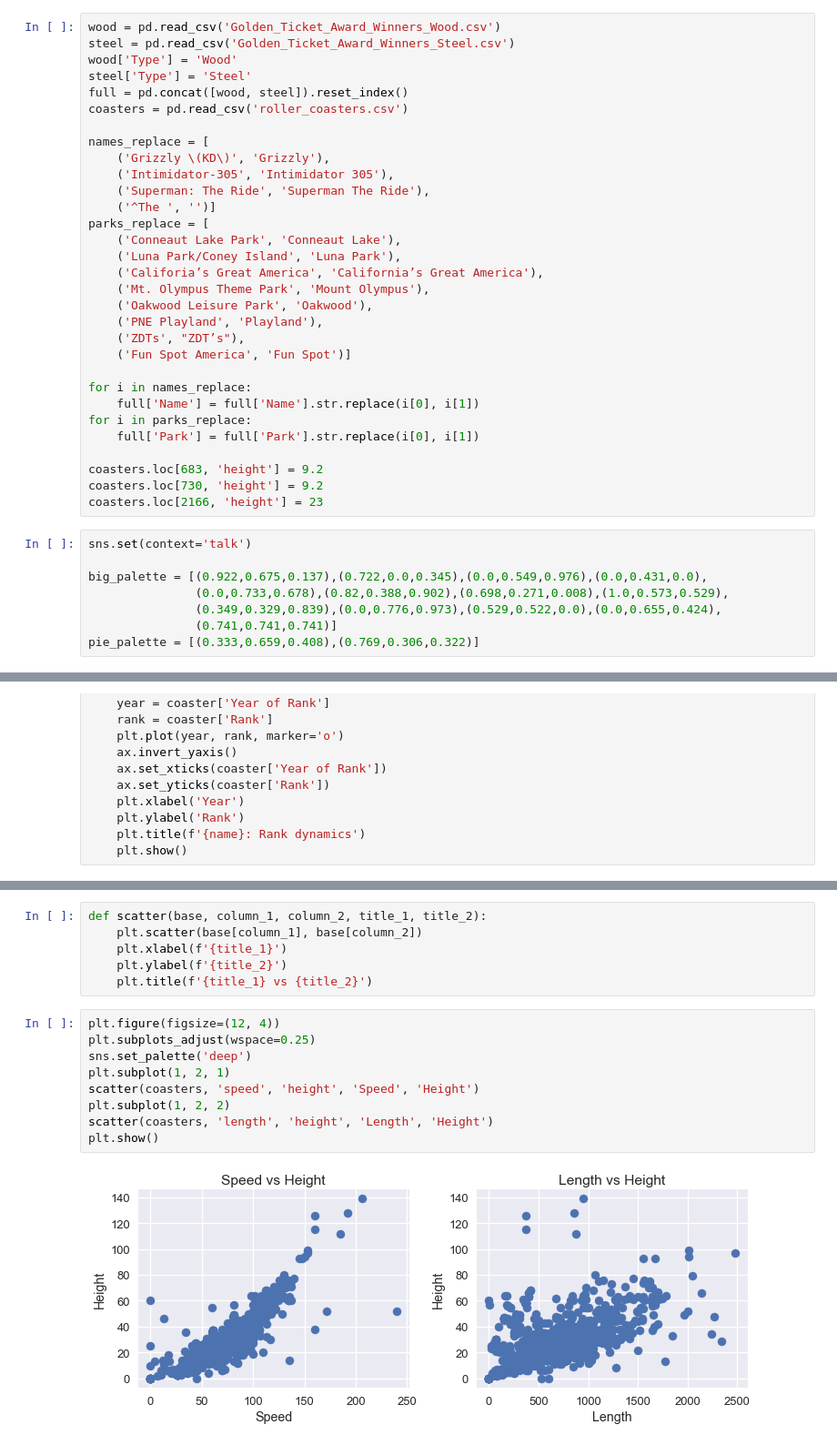
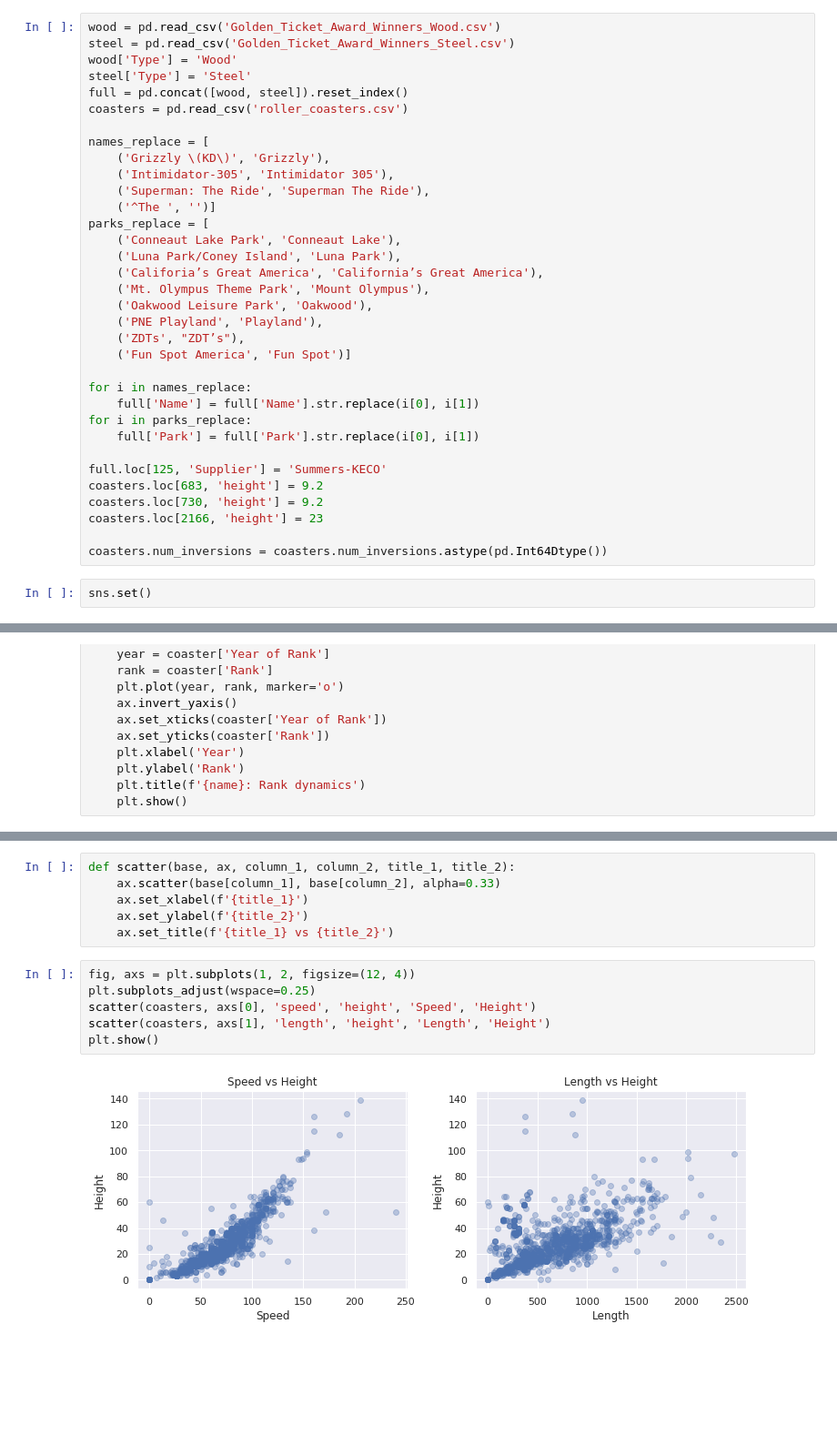
Before and after one commit to Goananda/Codecademy-project-Roller-Coaster, a Jupyter notebook: Roller Coaster.ipynb, the cells around one changed output, grey strips where cells are left out. Shown at 91% size. Saved outputs shown, nothing was run; the diff lists cells and outputs as text; blank space fills up the shorter version.

```diff
--- a/Roller Coaster.ipynb
+++ b/Roller Coaster.ipynb
@@ -30,17 +30,14 @@ for i in names_replace:
 for i in parks_replace:
     full['Park'] = full['Park'].str.replace(i[0], i[1])
 
+full.loc[125, 'Supplier'] = 'Summers-KECO'
 coasters.loc[683, 'height'] = 9.2
 coasters.loc[730, 'height'] = 9.2
 coasters.loc[2166, 'height'] = 23
+
+coasters.num_inversions = coasters.num_inversions.astype(pd.Int64Dtype())
-# %%
-sns.set(context='talk')
-
-big_palette = [(0.922,0.675,0.137),(0.722,0.0,0.345),(0.0,0.549,0.976),(0.0,0.431,0.0),
-               (0.0,0.733,0.678),(0.82,0.388,0.902),(0.698,0.271,0.008),(1.0,0.573,0.529),
-               (0.349,0.329,0.839),(0.0,0.776,0.973),(0.529,0.522,0.0),(0.0,0.655,0.424),
-               (0.741,0.741,0.741)]
-pie_palette = [(0.333,0.659,0.408),(0.769,0.306,0.322)]
+# %%
+sns.set()
 # %%
 def rank_dynamics(base, name, park):
     ax = plt.subplot()
@@ -188,20 +174,17 @@ status_pie(coasters)
 # %%
-def scatter(base, column_1, column_2, title_1, title_2):
-    plt.scatter(base[column_1], base[column_2])
-    plt.xlabel(f'{title_1}')
-    plt.ylabel(f'{title_2}')
-    plt.title(f'{title_1} vs {title_2}')
+def scatter(base, ax, column_1, column_2, title_1, title_2):
+    ax.scatter(base[column_1], base[column_2], alpha=0.33)
+    ax.set_xlabel(f'{title_1}')
+    ax.set_ylabel(f'{title_2}')
+    ax.set_title(f'{title_1} vs {title_2}')
 # %%
-plt.figure(figsize=(12, 4))
+fig, axs = plt.subplots(1, 2, figsize=(12, 4))
 plt.subplots_adjust(wspace=0.25)
-sns.set_palette('deep')
-plt.subplot(1, 2, 1)
-scatter(coasters, 'speed', 'height', 'Speed', 'Height')
-plt.subplot(1, 2, 2)
-scatter(coasters, 'length', 'height', 'Length', 'Height')
+scatter(coasters, axs[0], 'speed', 'height', 'Speed', 'Height')
+scatter(coasters, axs[1], 'length', 'height', 'Length', 'Height')
 plt.show()
 # %% [output]
-[figure, old version]
+[figure, new version]
 # %%
 plt.figure(figsize=(12, 4))
 plt.subplots_adjust(wspace=0.25, hspace=0.4)
```
Also changed, not shown: parts of 13 cells of this notebook.
